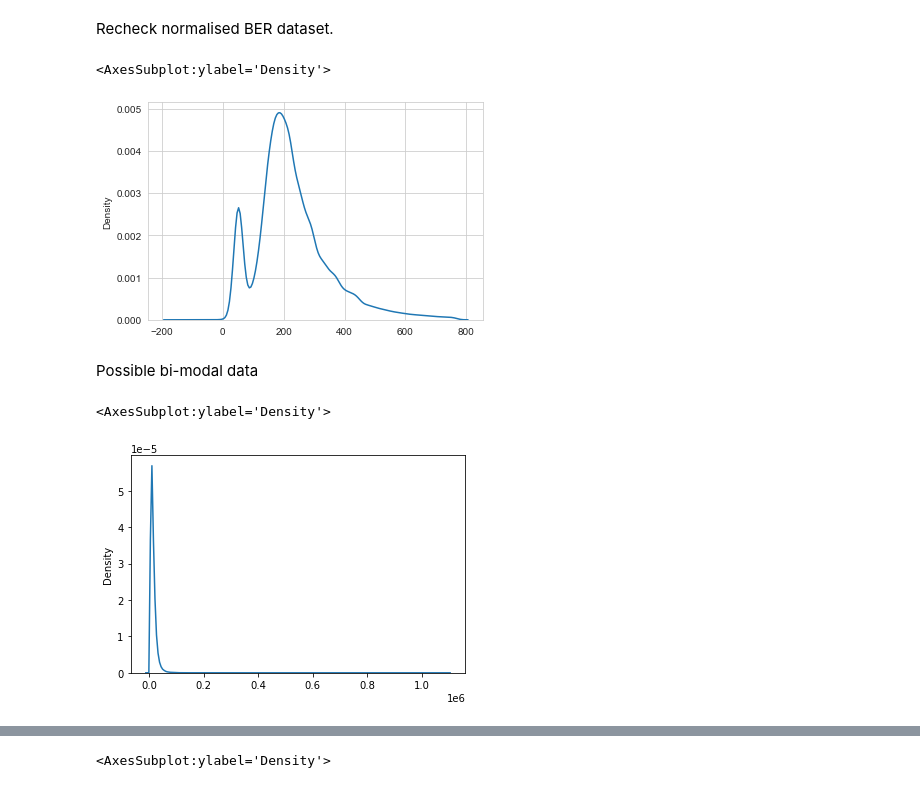
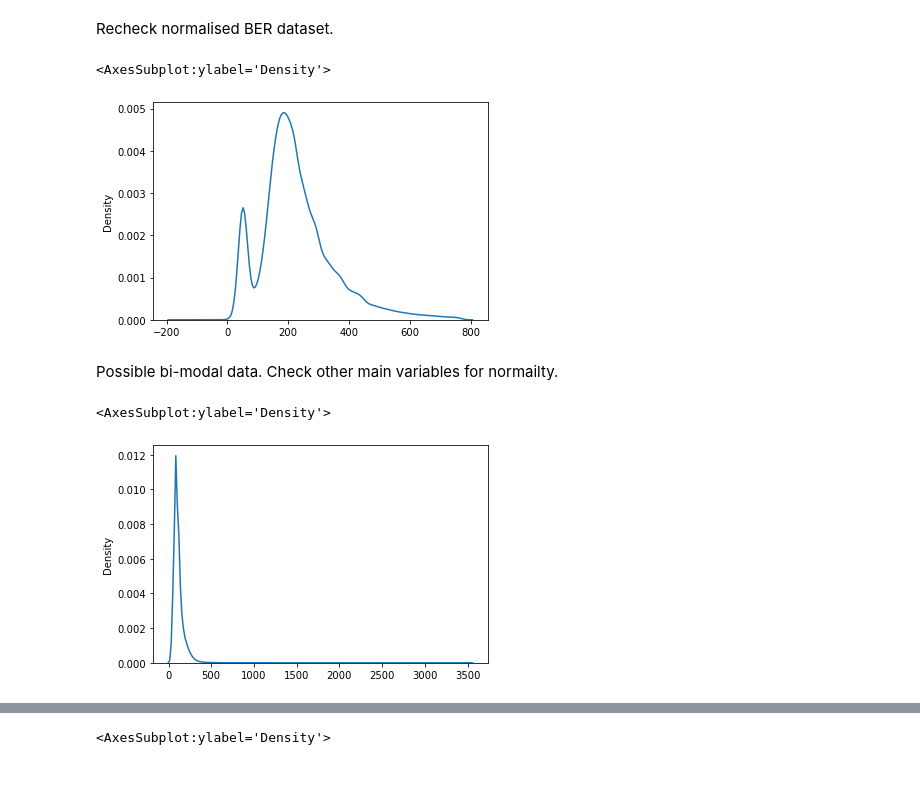
Before and after one commit to codefromjames/eire.energy, a Jupyter notebook: Building Energy Rating Prediction.ipynb, the cells around one changed output, grey strips where cells are left out. Saved outputs shown, nothing was run; the diff lists cells and outputs as text; code cells hidden in the pictures.

```diff
--- a/Building Energy Rating Prediction.ipynb
+++ b/Building Energy Rating Prediction.ipynb
@@ -123,7 +119,8 @@ ber = df[['index', 'CountyName',
 'UvalueDoor', 'WallArea',
 'RoofArea', 'FloorArea',
 'WindowArea', 'DoorArea',
-'NoStoreys', 'CO2Rating',
+'NoStoreys',
+'CO2Rating',
 'MainSpaceHeatingFuel', 'MainWaterHeatingFuel',
 'HSMainSystemEfficiency', 'MultiDwellingMPRN',
 'TGDLEdition', 'MPCDERValue',
@@ -180,11 +177,16 @@ ber = df[['index', 'CountyName',
 # "SolarHeatFraction",
 'DeliveredLightingEnergy',
 'DeliveredEnergyPumpsFans', 'DeliveredEnergyMainWater',
-'DeliveredEnergyMainSpace', 'PrimaryEnergyLighting',
-'PrimaryEnergyPumpsFans', 'PrimaryEnergyMainWater',
-'PrimaryEnergyMainSpace', 'CO2Lighting',
-'CO2PumpsFans', 'CO2MainWater',
-'CO2MainSpace', 'GroundFloorArea',
+'DeliveredEnergyMainSpace',
+#'PrimaryEnergyLighting',
+#'PrimaryEnergyPumpsFans',
+#'PrimaryEnergyMainWater',
+#'PrimaryEnergyMainSpace',
+#'CO2Lighting',
+#'CO2PumpsFans',
+#'CO2MainWater',
+#'CO2MainSpace',
+'GroundFloorArea',
 'GroundFloorHeight', 'FirstFloorArea',
 'FirstFloorHeight',
 # "FirstFloorHeight",
@@ -200,9 +202,10 @@ ber = df[['index', 'CountyName',
 'DeliveredEnergySecondarySpace',
 #'DeliveredEnergySupplementaryWater',
 'LivingAreaPercent',
-'CO2SecondarySpace',
+#'CO2SecondarySpace',
 #'CO2SupplementaryWater',
-'PrimaryEnergySecondarySpace', 'PrimaryEnergySupplementaryWater',
+#'PrimaryEnergySecondarySpace',
+#'PrimaryEnergySupplementaryWater',
 'HESSchemeUpgrade', 'RoomInRoofArea',
 'PurposeOfRating', 'DateOfAssessment',
 # "FirstEnergyTypeId",
@@ -354,19 +378,18 @@ sns.kdeplot(np.array(berNormal['BerRating']),
 bw=0.1)
 # %% [output]
 <AxesSubplot:ylabel='Density'>
-[figure, old version]
+[figure, new version]
 # %% [markdown]
-Possible bi-modal data
+Possible bi-modal data. Check other main variables for normailty.
 # %%
 #sns.kdeplot(np.array(berNormal[ 'UValueWall']),  bw=0.5)
 #sns.kdeplot(np.array(berNormal[ 'TempAdjustment']))
 #sns.kdeplot(np.array(berNormal[ 'HeatSystemResponseCat']))
 #sns.kdeplot(np.array(berNormal[ 'UValueRoof']))
 #sns.kdeplot(np.array(berNormal[ 'UValueFloor']), bw = 0.5)
 #sns.kdeplot(np.array(berNormal[ 'NoStoreys']))
 #sns.kdeplot(np.array(berNormal[ 'WHMainSystemEff']))
-#sns.kdeplot(np.array(berNormal[ 'GroundFloorArea(sq m)']))
-#sns.kdeplot(np.array(berNormal[ 'PrimaryEnergyMainSpace']))
+sns.kdeplot(np.array(berNormal[ 'GroundFloorArea(sq m)']))
 # %% [output]
 <AxesSubplot:ylabel='Density'>
-[figure, old version]
+[figure, new version]
```
Also changed, not shown: parts of 246 cells of this notebook.
